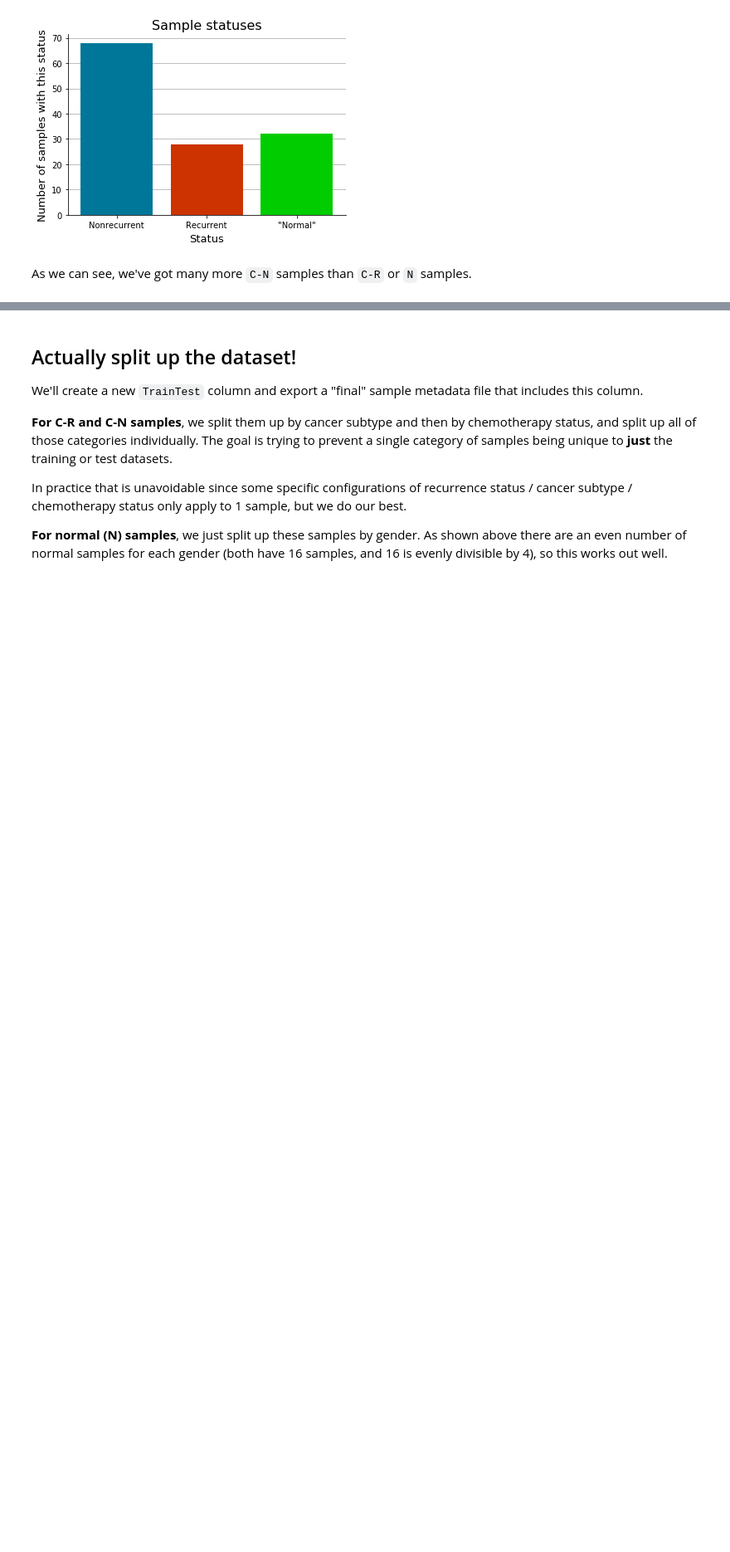
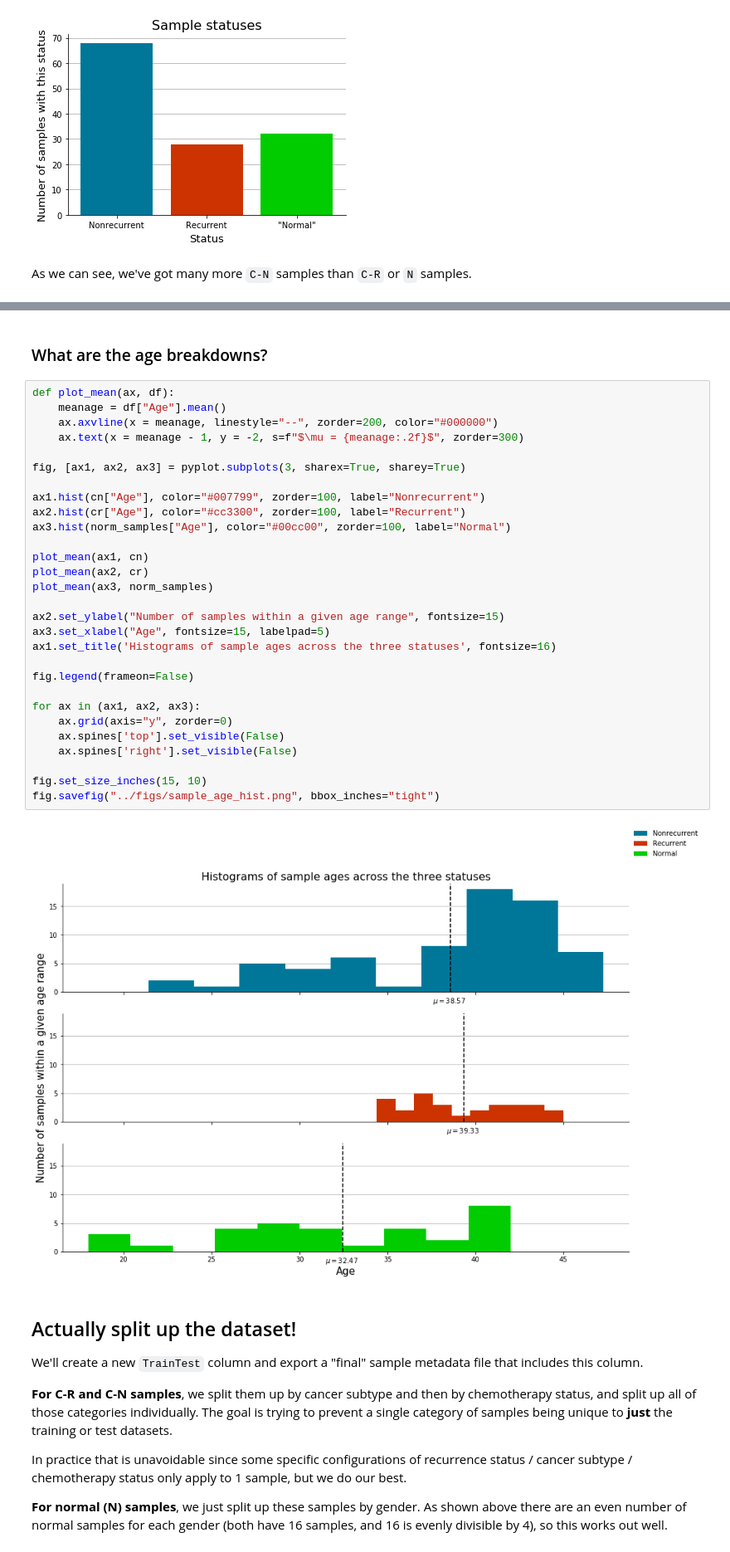
Before and after one commit to fedarko/283-project, a Jupyter notebook: notebooks/02-TrainTestSplit.ipynb, the cells around one changed output, grey strips where cells are left out. Shown: that part at 83% size. Saved outputs shown, nothing was run; the diff lists cells and outputs as text; blank space fills up the shorter version.

Commit message:
generate age histograms

```diff
--- a/notebooks/02-TrainTestSplit.ipynb
+++ b/notebooks/02-TrainTestSplit.ipynb
@@ -280,3 +280,36 @@ Name: Gender, dtype: int64
+# %% [markdown]
+### What are the age breakdowns?
+# %%
+def plot_mean(ax, df):
+    meanage = df["Age"].mean()
+    ax.axvline(x = meanage, linestyle="--", zorder=200, color="#000000")
+    ax.text(x = meanage - 1, y = -2, s=f"$\mu = {meanage:.2f}$", zorder=300)
+
+fig, [ax1, ax2, ax3] = pyplot.subplots(3, sharex=True, sharey=True)
+
+ax1.hist(cn["Age"], color="#007799", zorder=100, label="Nonrecurrent")
+ax2.hist(cr["Age"], color="#cc3300", zorder=100, label="Recurrent")
+ax3.hist(norm_samples["Age"], color="#00cc00", zorder=100, label="Normal")
+
+plot_mean(ax1, cn)
+plot_mean(ax2, cr)
+plot_mean(ax3, norm_samples)
+
+ax2.set_ylabel("Number of samples within a given age range", fontsize=15)
+ax3.set_xlabel("Age", fontsize=15, labelpad=5)
+ax1.set_title('Histograms of sample ages across the three statuses', fontsize=16)
+
+fig.legend(frameon=False)
+
+for ax in (ax1, ax2, ax3):
+    ax.grid(axis="y", zorder=0)
+    ax.spines['top'].set_visible(False)
+    ax.spines['right'].set_visible(False)
+
+fig.set_size_inches(15, 10)
+fig.savefig("../figs/sample_age_hist.png", bbox_inches="tight")
+# %% [output]
+[figure, added]
 # %% [markdown]
 ## Actually split up the dataset!
 
```
Also changed, not shown: parts of 16 cells of this notebook, 1 other file.
